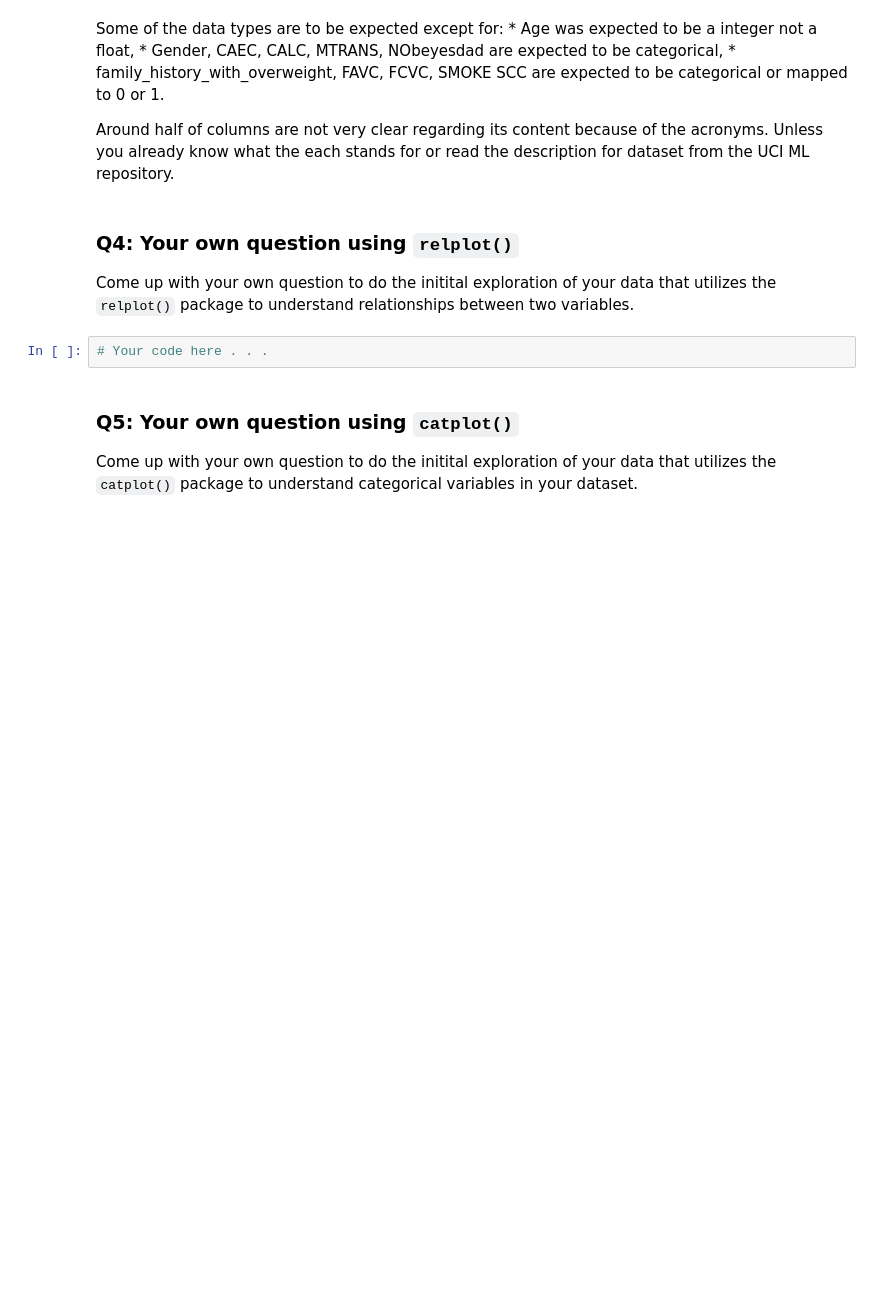
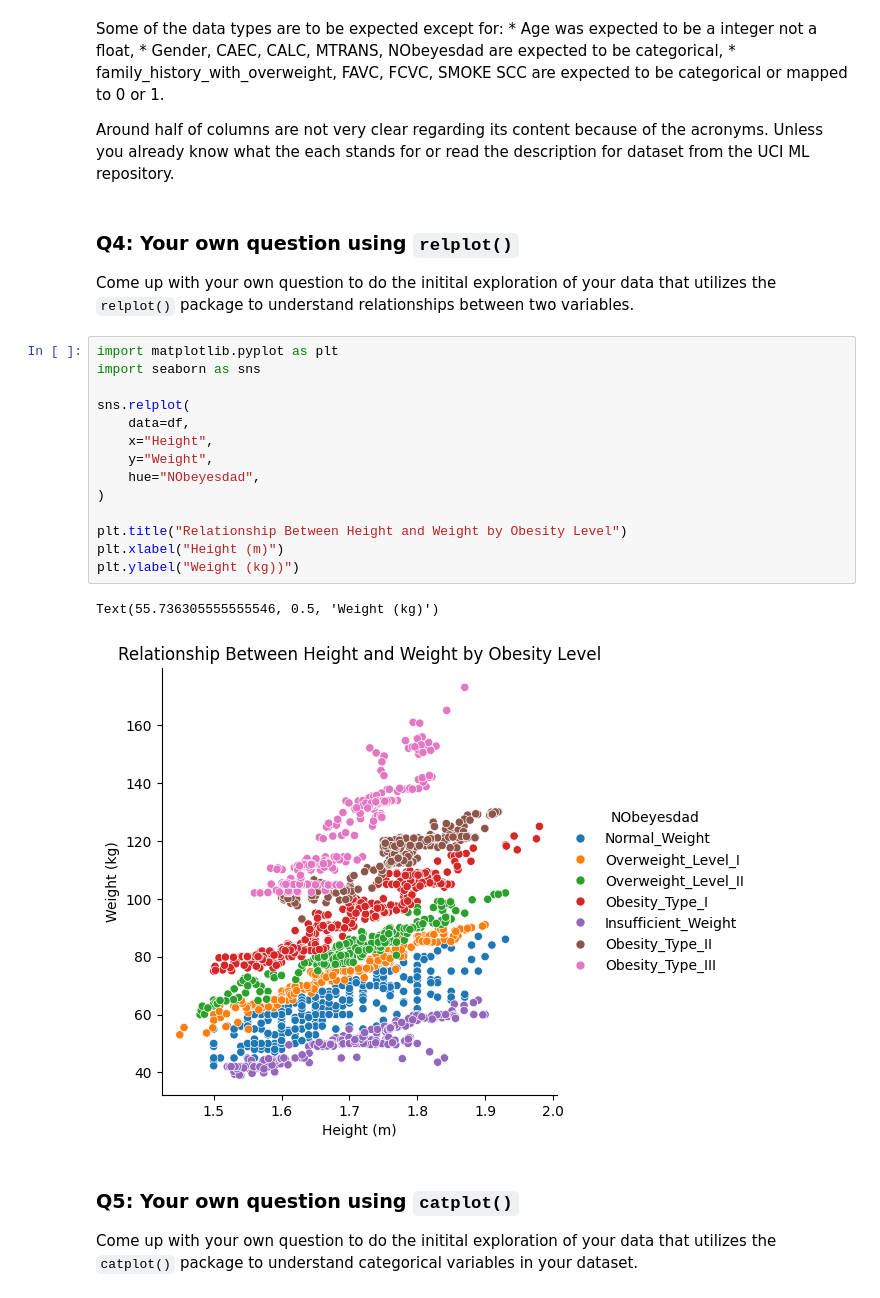
Before and after one commit to Radikahn/133Obesity, a Jupyter notebook: project_class_notebooks/P1_initial_exploration.ipynb, the cells around one changed output. Saved outputs shown, nothing was run; the diff lists cells and outputs as text; blank space fills up the shorter version.

```diff
--- a/project_class_notebooks/P1_initial_exploration.ipynb
+++ b/project_class_notebooks/P1_initial_exploration.ipynb
@@ -105,8 +105,23 @@ Around half of columns are not very clear regarding its content because of the a
 # %% [markdown]
 ### Q4: Your own question using `relplot()`
 Come up with your own question to do the initital exploration of your data that utilizes the `relplot()` package to understand relationships between two variables.
-# %%
-# Your code here . . .
+# %%
+import matplotlib.pyplot as plt
+import seaborn as sns
+
+sns.relplot(
+    data=df,
+    x="Height",
+    y="Weight",
+    hue="NObeyesdad",
+)
+
+plt.title("Relationship Between Height and Weight by Obesity Level")
+plt.xlabel("Height (m)")
+plt.ylabel("Weight (kg))")
+# %% [output]
+Text(55.736305555555546, 0.5, 'Weight (kg)')
+[figure, added]
 # %% [markdown]
 ### Q5: Your own question using `catplot()`
 Come up with your own question to do the initital exploration of your data that utilizes the `catplot()` package to understand categorical variables in your dataset.
```
Also changed, not shown: parts of 1 cell of this notebook.
